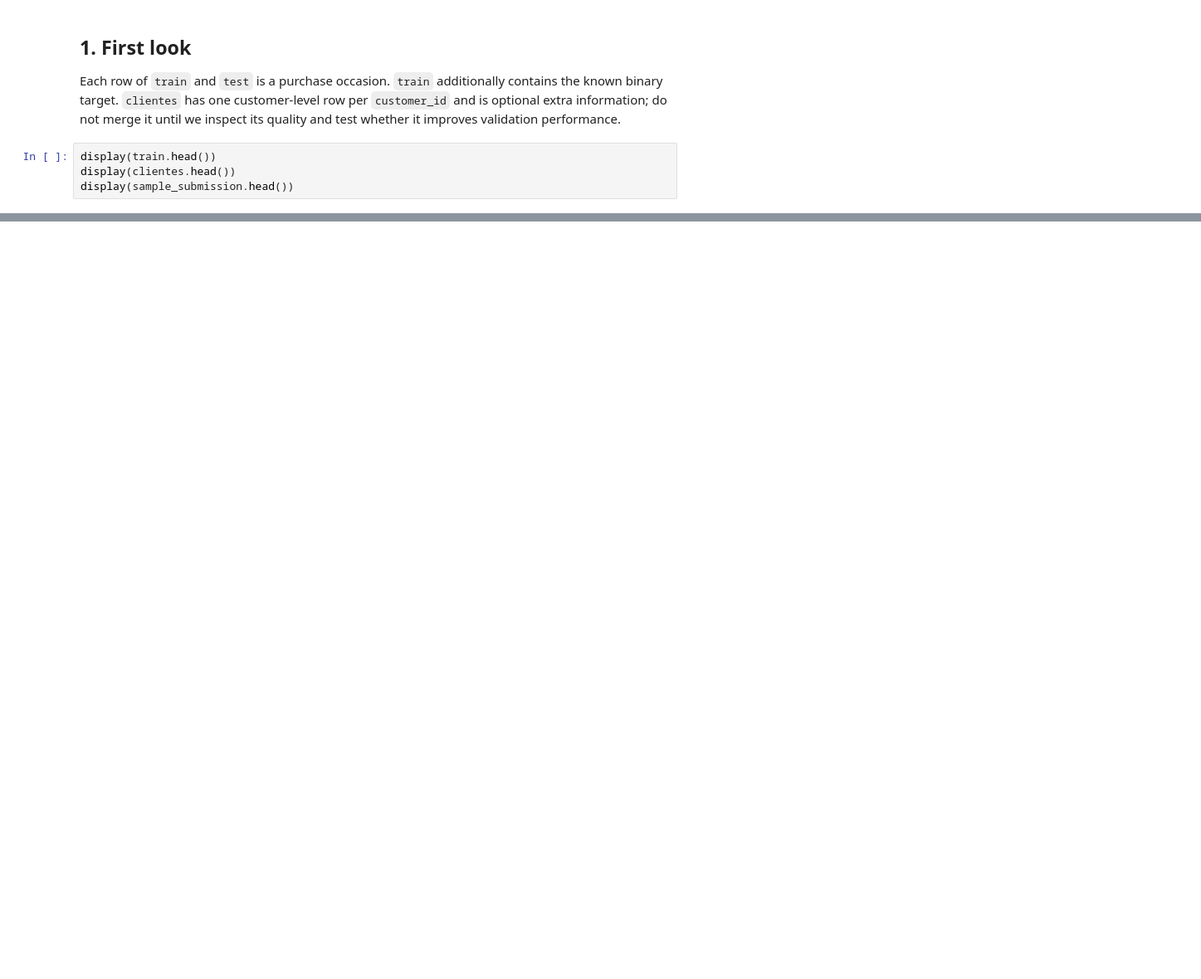
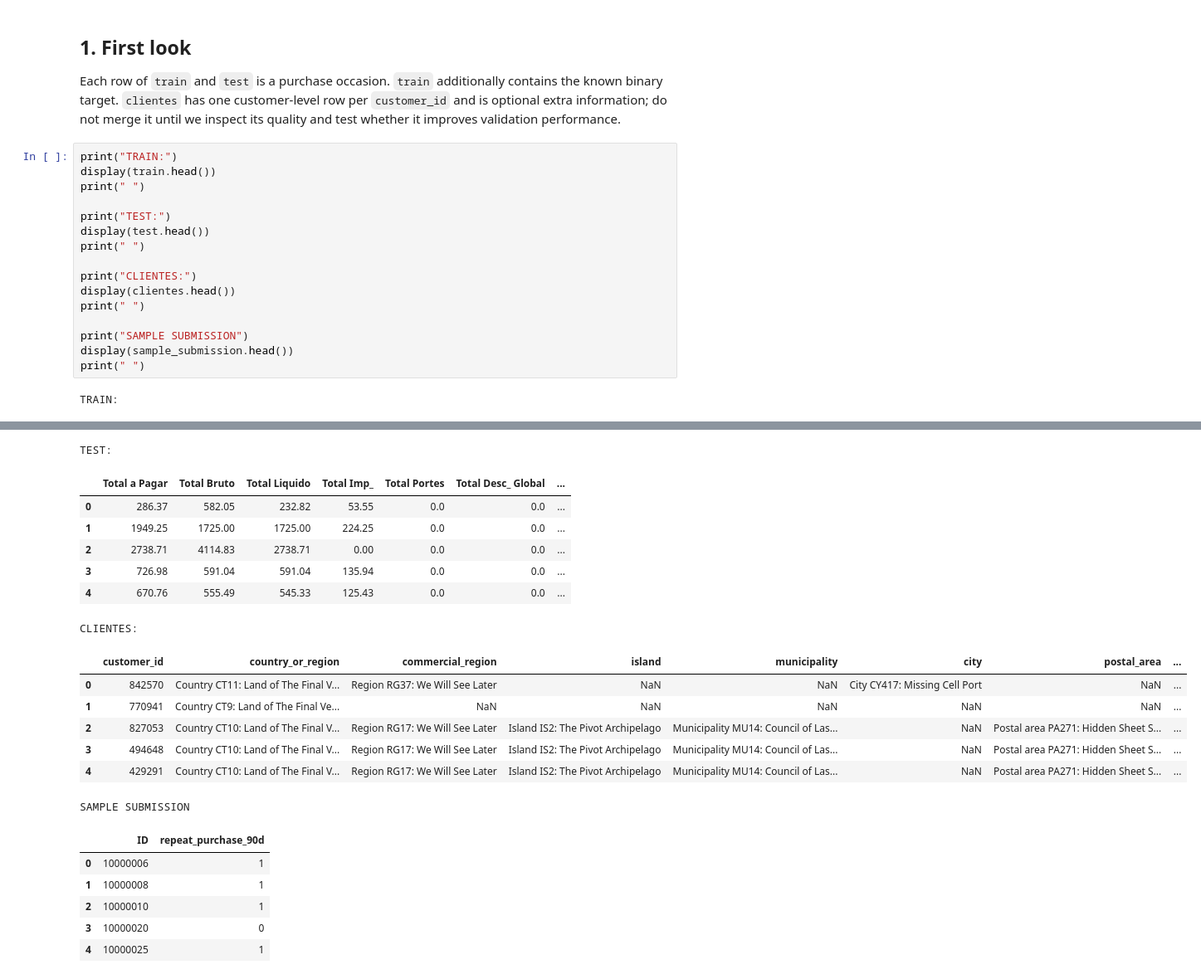
Before and after one commit to alfredosoudo21/ML_Group_04, a Jupyter notebook: notebooks/01_data_exploration.ipynb, the cells around one changed output, grey strips where cells are left out. Shown at 83% size. Drawn from its saved outputs; the diff is of its cells as text; blank space fills up the shorter version.

```diff
--- a/notebooks/01_data_exploration.ipynb
+++ b/notebooks/01_data_exploration.ipynb
@@ -32,6 +41,20 @@ print(f'Sample submission: {sample_submission.shape[0]:,} rows x {sample_submiss
 
 Each row of `train` and `test` is a purchase occasion. `train` additionally contains the known binary target. `clientes` has one customer-level row per `customer_id` and is optional extra information; do not merge it until we inspect its quality and test whether it improves validation performance.
 # %%
+print("TRAIN:")
 display(train.head())
+print(" ")
+
+print("TEST:")
+display(test.head())
+print(" ")
+
+print("CLIENTES:")
 display(clientes.head())
+print(" ")
+
+print("SAMPLE SUBMISSION")
 display(sample_submission.head())
+print(" ")
+# %% [output]
+TRAIN:
@@ -38,3 +67,24 @@ display(sample_submission.head())
+TEST:
+|  | Total a Pagar | Total Bruto | Total Liquido | Total Imp_ | Total Portes | Total Desc_ Global | ... |
+| 0 | 286.37 | 582.05 | 232.82 | 53.55 | 0.0 | 0.0 | ... |
+| 1 | 1949.25 | 1725.00 | 1725.00 | 224.25 | 0.0 | 0.0 | ... |
+| 2 | 2738.71 | 4114.83 | 2738.71 | 0.00 | 0.0 | 0.0 | ... |
+| 3 | 726.98 | 591.04 | 591.04 | 135.94 | 0.0 | 0.0 | ... |
+| 4 | 670.76 | 555.49 | 545.33 | 125.43 | 0.0 | 0.0 | ... |
+CLIENTES:
+|  | customer_id | country_or_region | commercial_region | island | municipality | city | postal_area | ... |
+| 0 | 842570 | Country CT11: Land of The Final V... | Region RG37: We Will See Later | NaN | NaN | City CY417: Missing Cell Port | NaN | ... |
+| 1 | 770941 | Country CT9: Land of The Final Ve... | NaN | NaN | NaN | NaN | NaN | ... |
+| 2 | 827053 | Country CT10: Land of The Final V... | Region RG17: We Will See Later | Island IS2: The Pivot Archipelago | Municipality MU14: Council of Las... | NaN | Postal area PA271: Hidden Sheet S... | ... |
+| 3 | 494648 | Country CT10: Land of The Final V... | Region RG17: We Will See Later | Island IS2: The Pivot Archipelago | Municipality MU14: Council of Las... | NaN | Postal area PA271: Hidden Sheet S... | ... |
+| 4 | 429291 | Country CT10: Land of The Final V... | Region RG17: We Will See Later | Island IS2: The Pivot Archipelago | Municipality MU14: Council of Las... | NaN | Postal area PA271: Hidden Sheet S... | ... |
+SAMPLE SUBMISSION
+|  | ID | repeat_purchase_90d |
+| 0 | 10000006 | 1 |
+| 1 | 10000008 | 1 |
+| 2 | 10000010 | 1 |
+| 3 | 10000020 | 0 |
+| 4 | 10000025 | 1 |
 # %%
 print('Target counts:')
 display(train[TARGET].value_counts().rename_axis(TARGET).to_frame('count'))
```
Also changed, not shown: parts of 26 cells of this notebook, 1 other file.
